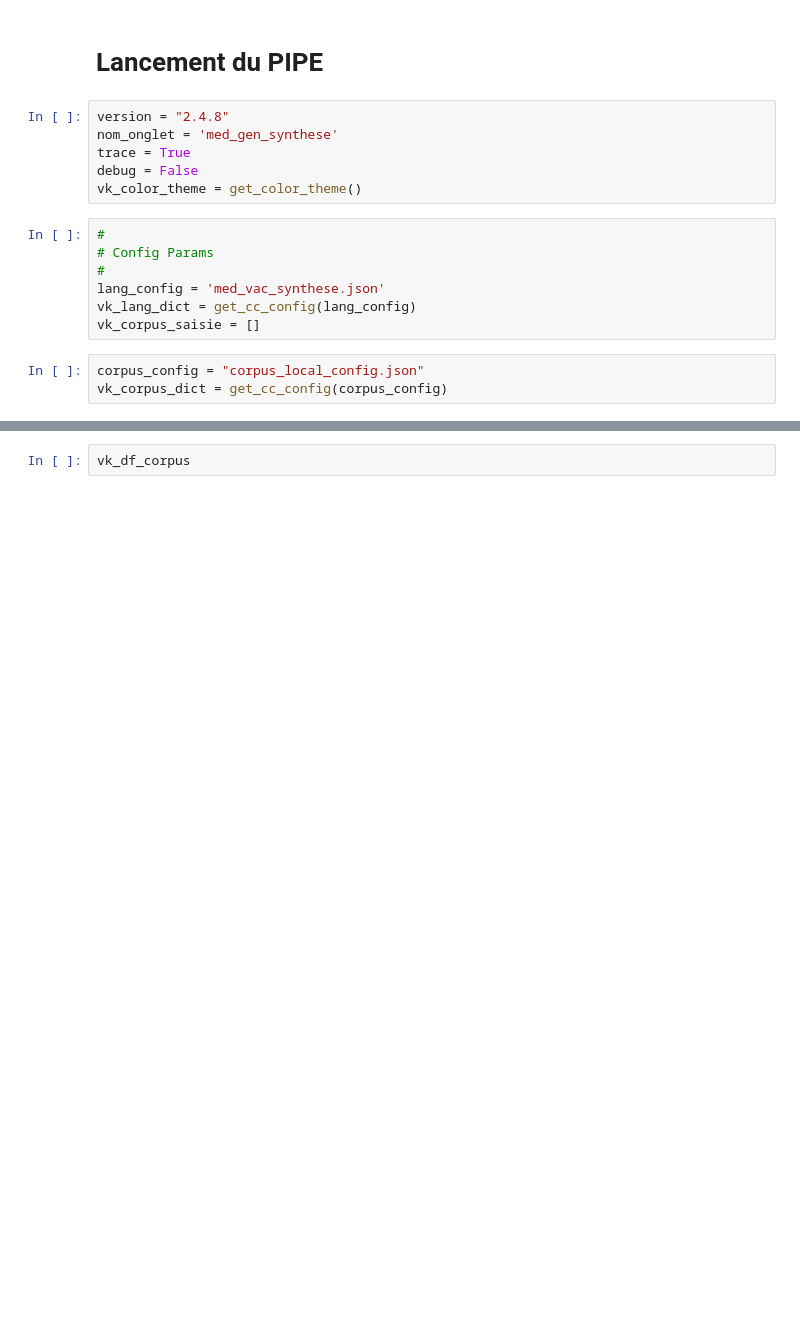
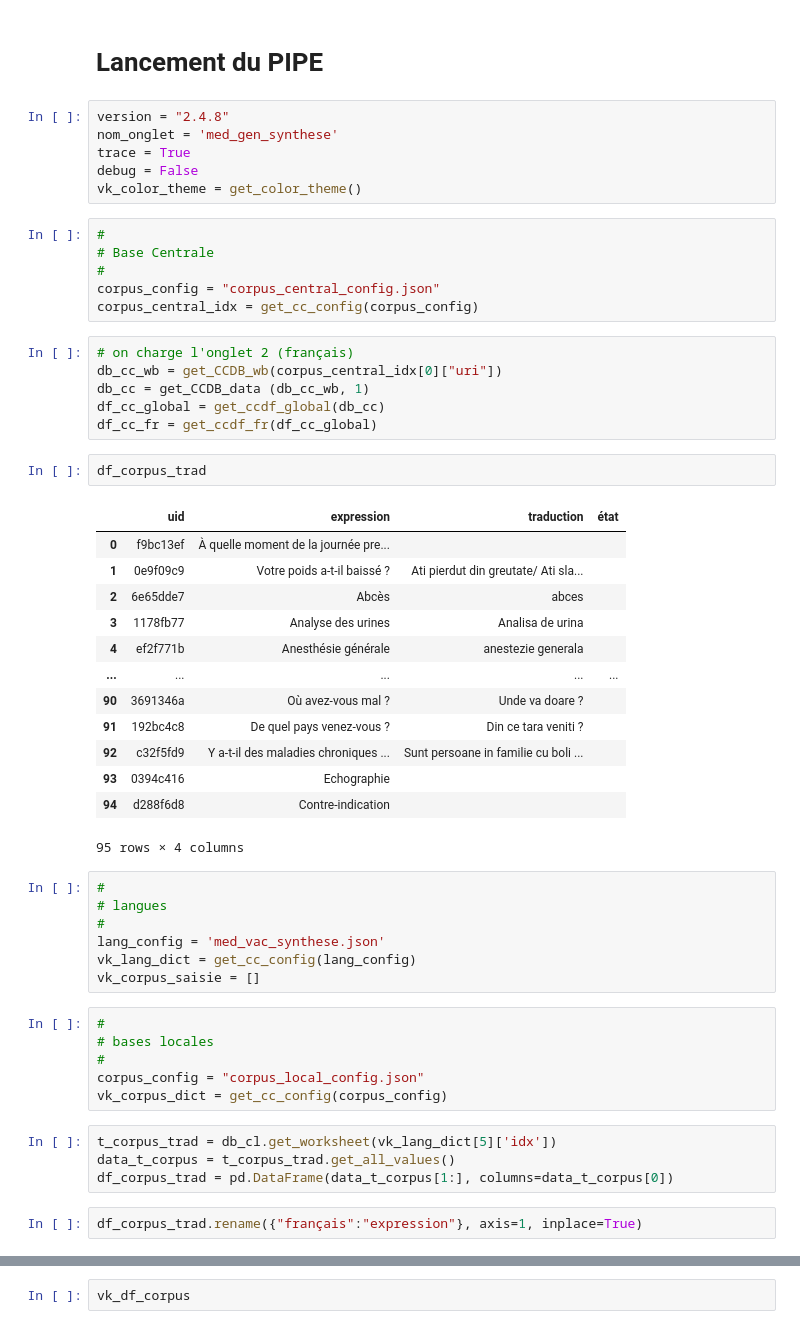
Before and after one commit to gretiere545/corpus, a Jupyter notebook: Pipe_Corpus.ipynb, the cells around one changed output, grey strips where cells are left out. Drawn from its saved outputs; the diff is of its cells as text; blank space fills up the shorter version.

```diff
--- a/Pipe_Corpus.ipynb
+++ b/Pipe_Corpus.ipynb
@@ -1364,13 +1364,50 @@ nom_onglet = 'med_gen_synthese'
 trace = True
 debug = False
 vk_color_theme = get_color_theme()
+# %%
+#
+# Base Centrale
+#
+corpus_config = "corpus_central_config.json"
+corpus_central_idx = get_cc_config(corpus_config)
+# %%
+# on charge l'onglet 2 (français)
+db_cc_wb = get_CCDB_wb(corpus_central_idx[0]["uri"])
+db_cc = get_CCDB_data (db_cc_wb, 1)
+df_cc_global = get_ccdf_global(db_cc)
+df_cc_fr = get_ccdf_fr(df_cc_global)
+# %%
+df_corpus_trad
+# %% [output]
+|  | uid | expression | traduction | état |
+| 0 | f9bc13ef | À quelle moment de la journée pre... |  |  |
+| 1 | 0e9f09c9 | Votre poids a-t-il baissé ? | Ati pierdut din greutate/ Ati sla... |  |
+| 2 | 6e65dde7 | Abcès | abces |  |
+| 3 | 1178fb77 | Analyse des urines | Analisa de urina |  |
+| 4 | ef2f771b | Anesthésie générale | anestezie generala |  |
+| ... | ... | ... | ... | ... |
+| 90 | 3691346a | Où avez-vous mal ? | Unde va doare ? |  |
+| 91 | 192bc4c8 | De quel pays venez-vous ? | Din ce tara veniti ? |  |
+| 92 | c32f5fd9 | Y a-t-il des maladies chroniques ... | Sunt persoane in familie cu boli ... |  |
+| 93 | 0394c416 | Echographie |  |  |
+| 94 | d288f6d8 | Contre-indication |  |  |
+95 rows × 4 columns
 # %%
 #
-# Config Params
+# langues
 #
 lang_config = 'med_vac_synthese.json'
 vk_lang_dict = get_cc_config(lang_config)
 vk_corpus_saisie = []
 # %%
+#
+# bases locales
+#
 corpus_config = "corpus_local_config.json"
 vk_corpus_dict = get_cc_config(corpus_config)
+# %%
+t_corpus_trad = db_cl.get_worksheet(vk_lang_dict[5]['idx'])
+data_t_corpus = t_corpus_trad.get_all_values()
+df_corpus_trad = pd.DataFrame(data_t_corpus[1:], columns=data_t_corpus[0])
+# %%
+df_corpus_trad.rename({"français":"expression"}, axis=1, inplace=True)
```
Also changed, not shown: parts of 13 cells of this notebook.
